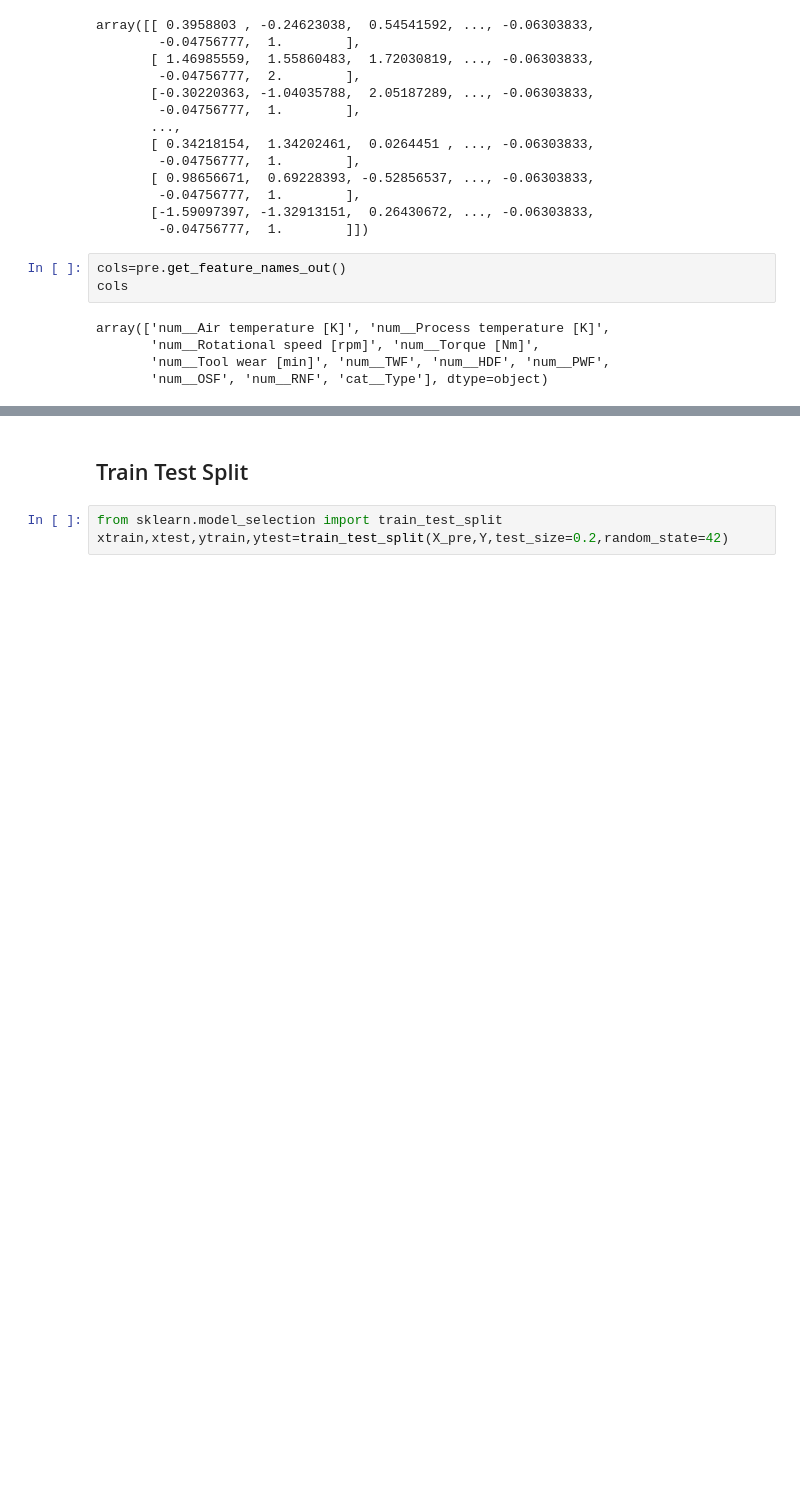
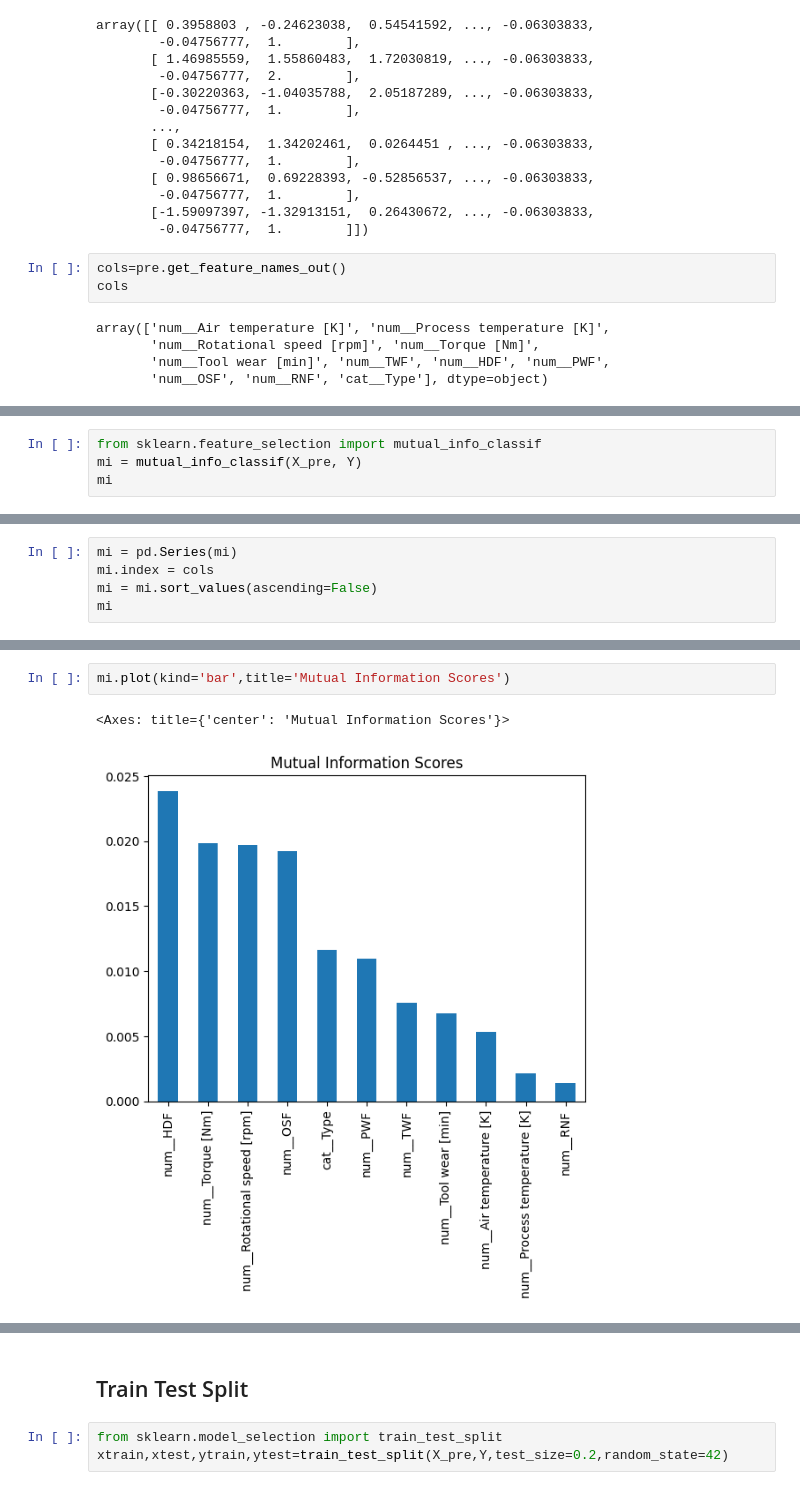
Before and after one commit to mohinikapse1819/vs-repository, a Jupyter notebook: Project2/project.ipynb, the cells around one changed output, grey strips where cells are left out. Drawn from its saved outputs; the diff is of its cells as text; blank space fills up the shorter version.

```diff
--- a/Project2/project.ipynb
+++ b/Project2/project.ipynb
@@ -156,0 +159,4 @@ X_pre.head()
+# %%
+from sklearn.feature_selection import mutual_info_classif
+mi = mutual_info_classif(X_pre, Y)
+mi
@@ -156,0 +167,5 @@ X_pre.head()
+# %%
+mi = pd.Series(mi)
+mi.index = cols
+mi = mi.sort_values(ascending=False)
+mi
@@ -156,0 +185,5 @@ X_pre.head()
+# %%
+mi.plot(kind='bar',title='Mutual Information Scores')
+# %% [output]
+<Axes: title={'center': 'Mutual Information Scores'}>
+[figure, added]
```
Also changed, not shown: parts of 22 cells of this notebook.
